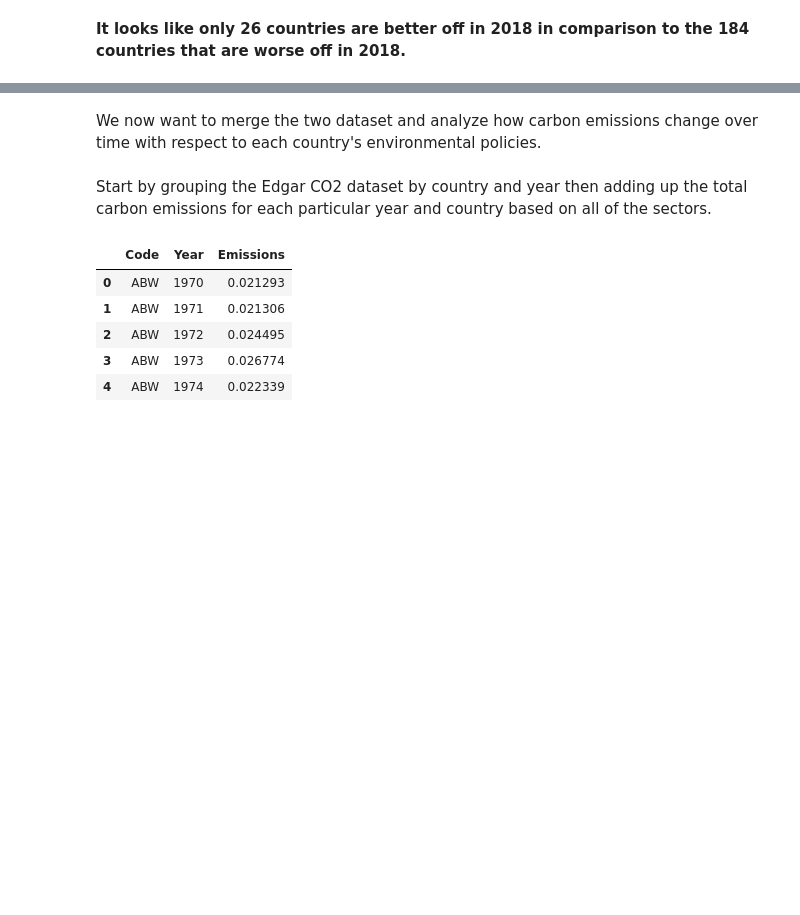
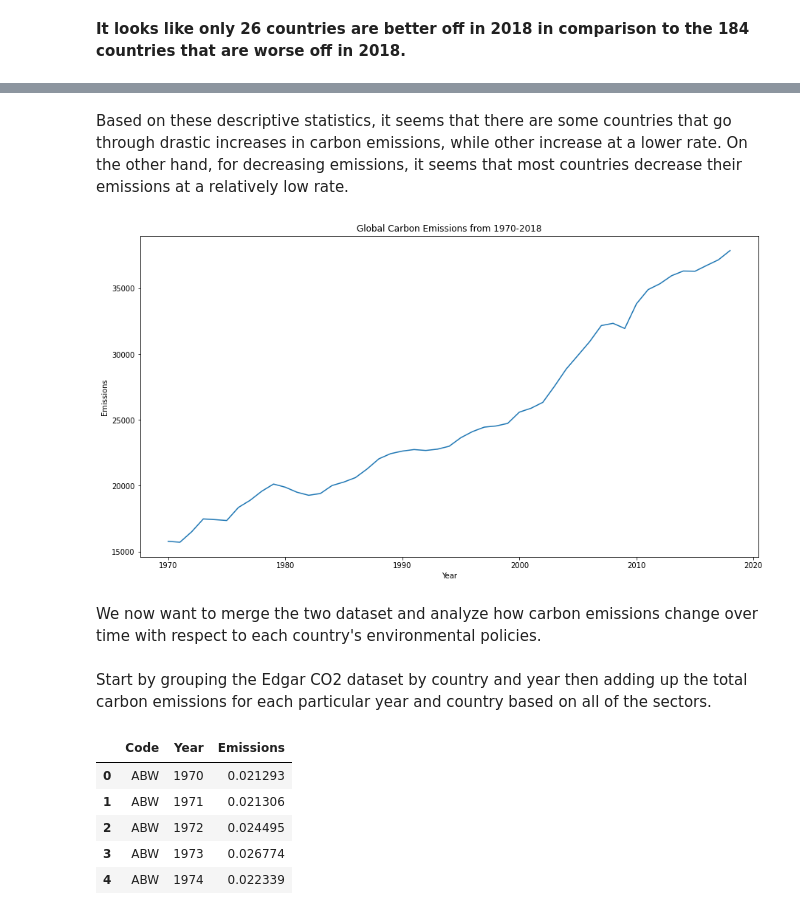
Before and after one commit to bborn3/Emissions_Project, a Jupyter notebook: FinalProject_group015.ipynb, the cells around one changed output, grey strips where cells are left out. Cells and saved outputs as stored; diff of their text form; code cells hidden in the pictures; blank space fills up the shorter version.

Commit message:
Fixed Visualizations for EDGAR dataset

```diff
--- a/FinalProject_group015.ipynb
+++ b/FinalProject_group015.ipynb
@@ -816,3 +867,13 @@ plt.show()
+# %% [markdown]
+Based on these descriptive statistics, it seems that there are some countries that go through drastic increases in carbon emissions, while other increase at a lower rate. On the other hand, for decreasing emissions, it seems that most countries decrease their emissions at a relatively low rate.
+# %%
+# generate global plot of how emissions have changed worldwide from 1970-2018
+plt.figure(figsize=(15, 8))
+ax = country_year_emissions.groupby('Year')['Emissions'].aggregate(np.sum).plot();
+ax.set_ylabel('Emissions');
+ax.set_title('Global Carbon Emissions from 1970-2018');
+# %% [output]
+[figure, added]
 # %% [markdown]
 We now want to merge the two dataset and analyze how carbon emissions change over time with respect to each country's environmental policies.
 # %% [markdown]
```
Also changed, not shown: parts of 16 cells of this notebook.
